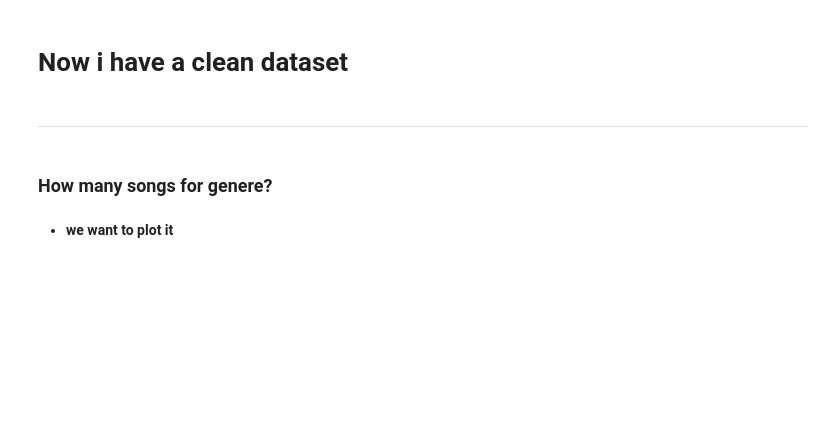
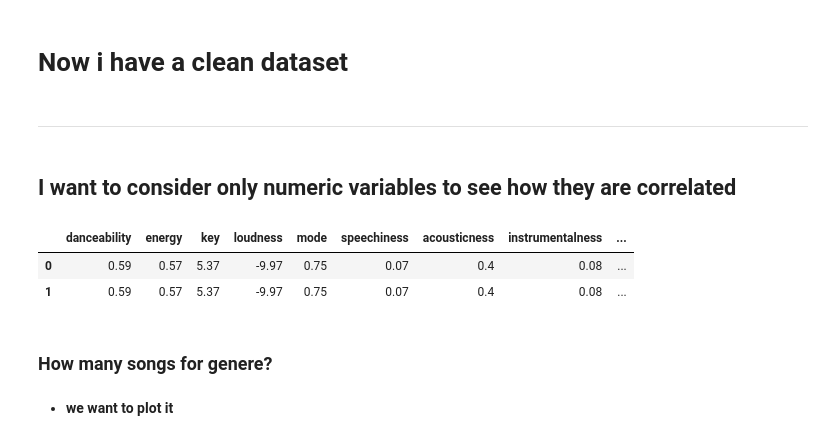
Before and after one commit to alelovo/Project_programming, a Jupyter notebook: project.ipynb, the cells around one changed output. Cells and saved outputs as stored; diff of their text form; code cells hidden in the pictures; blank space fills up the shorter version.

```diff
--- a/project.ipynb
+++ b/project.ipynb
@@ -398,0 +398,9 @@ memory usage: 4.9+ MB
+# %% [markdown]
+## **I want to consider only numeric variables to see how they are correlated**
+# %%
+numeric_variable_df=billboard_df.iloc[:,8:21] # i can put this part i the description part
+numeric_variable_df.head(2)
+# %% [output]
+|  | danceability | energy | key | loudness | mode | speechiness | acousticness | instrumentalness | ... |
+| 0 | 0.59 | 0.57 | 5.37 | -9.97 | 0.75 | 0.07 | 0.4 | 0.08 | ... |
+| 1 | 0.59 | 0.57 | 5.37 | -9.97 | 0.75 | 0.07 | 0.4 | 0.08 | ... |
```
Also changed, not shown: parts of 30 cells of this notebook.
